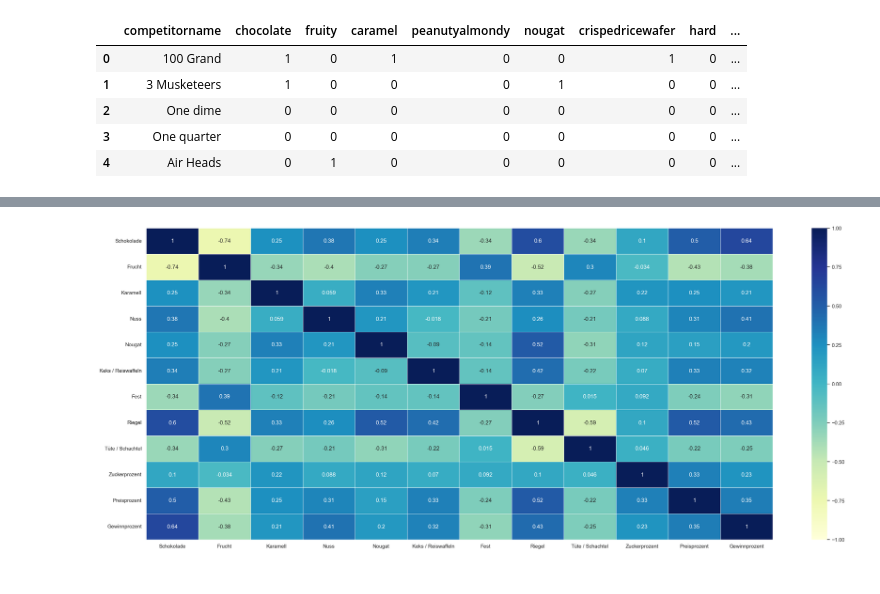
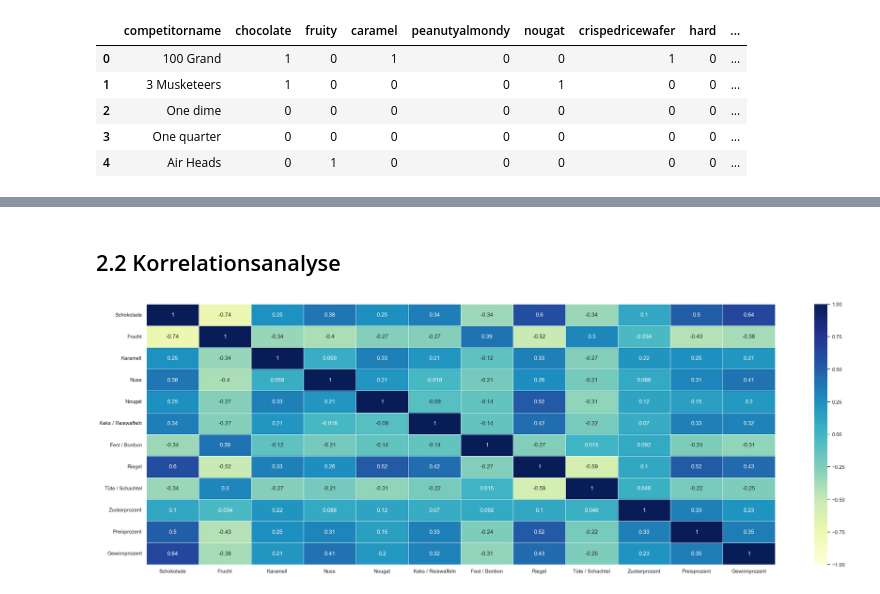
Before and after one commit to TimOliverWalter/CaseStudy_CandyData, a Jupyter notebook: case_study.ipynb, the cells around one changed output, grey strips where cells are left out. Saved outputs shown, nothing was run; the diff lists cells and outputs as text; code cells hidden in the pictures.

```diff
--- a/case_study.ipynb
+++ b/case_study.ipynb
@@ -7,6 +7,6 @@ import numpy as np
 import warnings
 warnings.filterwarnings("ignore")
 
-sns.set(style='white', rc = {'figure.figsize':(30,12)})
+sns.set(style='white', rc={'figure.figsize':[30, 10]})
 %matplotlib inline
 # %% [markdown]
@@ -91,3 +102,21 @@ df.describe().transpose()
 # %%
-sns.barplot(data=df,  y='competitorname', x='winpercent', orient='h', color='blue')
+df = df.sort_values(by='winpercent', ascending=False)
+df = df.reset_index(drop=True)
+
+taste_cols = ['chocolate', 'fruity', 'caramel', 'peanutyalmondy', 'nougat', 'crispedricewafer']
+taste_leg = ["Schokolade", "Frucht", "Karamell", "Nuss", "Nougat", "Keks / Reiswaffeln"]
+taste_color = ['blue', 'orange', 'green', 'red', 'purple', 'brown']
+
+shape_cols = ['hard', 'bar', 'pluribus']
+shape_leg = ["Fest / Bonbon", "Riegel", "Tüte / Schachtel"]
+shape_color = ['gray', 'olive', 'cyan']
+
+bins = list(range(0, 100, 10))
+
+fig, ax = plt.subplots(figsize=[30, 15])
+sns.barplot(data=df,  y='competitorname', x='winpercent', orient='h', color=taste_color[0], ax=ax)
+ax.set_xlabel("Gewinnprozent", fontsize=25)
+ax.set_ylabel("Süßigkeit", fontsize=25)
+plt.xticks(fontsize=25)
+plt.show()
 # %% [output]
@@ -96,17 +129,10 @@ sns.barplot(data=df,  y='competitorname', x='winpercent', orient='h', color='blu
+# %% [markdown]
+## 2.2 Korrelationsanalyse
 # %%
-taste_cols = ['chocolate', 'fruity', 'caramel', 'peanutyalmondy', 'nougat', 'crispedricewafer']
-taste_leg = ["Schokolade", "Frucht", "Karamell", "Nuss", "Nougat", "Keks / Reiswaffeln"]
-taste_color = ['blue', 'orange', 'green', 'red', 'purple', 'brown']
-
-shape_cols = ['hard', 'bar', 'pluribus']
-shape_leg = ["Fest", "Riegel", "Tüte / Schachtel"]
-shape_color = ['gray', 'olive', 'cyan'] #taste_color[0:3]
+df_corr = df.corr(method='pearson', numeric_only=True)
 
 heatmap_leg = taste_leg + shape_leg + ["Zuckerprozent", "Preisprozent", "Gewinnprozent"]
-
-df_corr = df.corr(method='pearson', numeric_only=True)
-
 sns.heatmap(data=df_corr, annot=True, vmin=-1, vmax=1, linewidths=.5, xticklabels=heatmap_leg, yticklabels=heatmap_leg, cmap='YlGnBu')
 plt.show()
 # %% [output]
-[figure, old version]
+[figure, new version]
```
Also changed, not shown: parts of 43 cells of this notebook.
